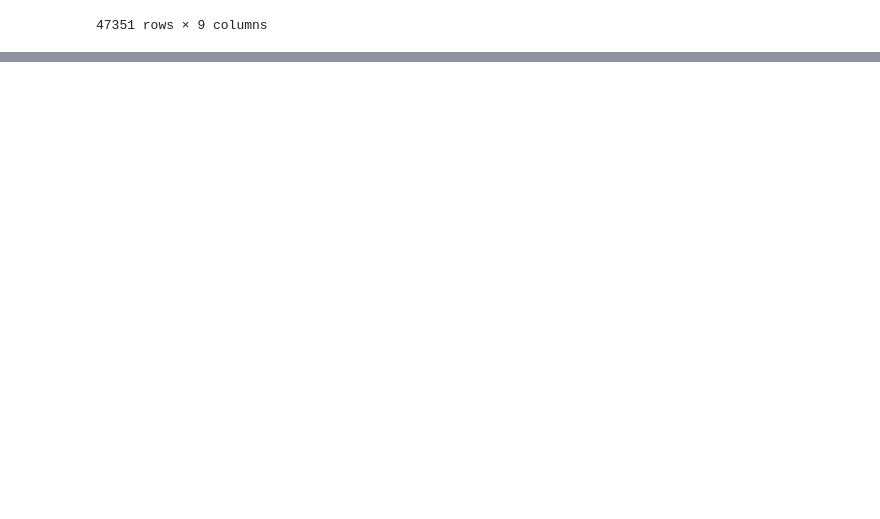
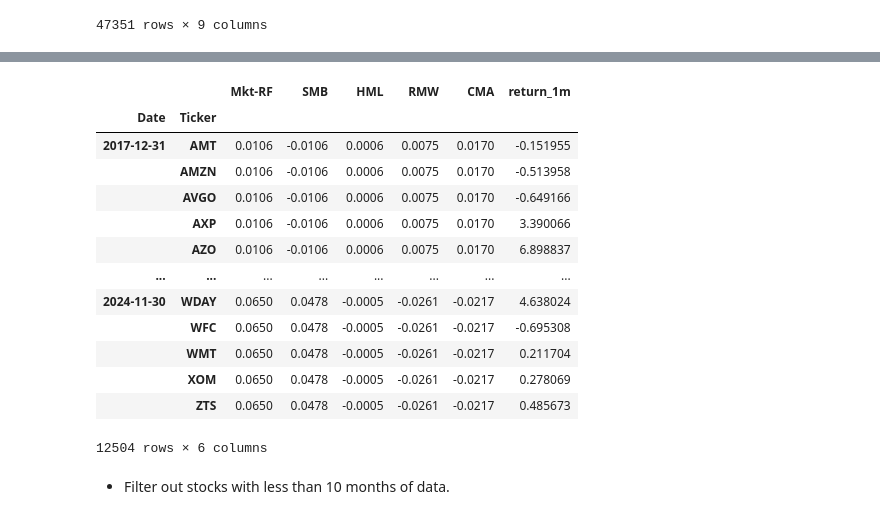
Before and after one commit to RawatRahul14/QuantPractice, a Jupyter notebook: unsupervised_trading_strategy.ipynb, the cells around one changed output, grey strips where cells are left out. Cells and saved outputs as stored; diff of their text form; code cells hidden in the pictures; blank space fills up the shorter version.

```diff
--- a/unsupervised_trading_strategy.ipynb
+++ b/unsupervised_trading_strategy.ipynb
@@ -364,0 +433,4 @@ data
+# %%
+factor_data.index = factor_data.index.to_timestamp()
+
+factor_data = factor_data.resample("M").last().div(100)
@@ -364,0 +454,21 @@ data
+# %%
+factor_data = factor_data.join(data["return_1m"]).sort_index()
+
+factor_data
+# %% [output]
+|  |  | Mkt-RF | SMB | HML | RMW | CMA | return_1m |
+| Date | Ticker |  |  |  |  |  |  |
+| 2017-12-31 | AMT | 0.0106 | -0.0106 | 0.0006 | 0.0075 | 0.0170 | -0.151955 |
+|  | AMZN | 0.0106 | -0.0106 | 0.0006 | 0.0075 | 0.0170 | -0.513958 |
+|  | AVGO | 0.0106 | -0.0106 | 0.0006 | 0.0075 | 0.0170 | -0.649166 |
+|  | AXP | 0.0106 | -0.0106 | 0.0006 | 0.0075 | 0.0170 | 3.390066 |
+|  | AZO | 0.0106 | -0.0106 | 0.0006 | 0.0075 | 0.0170 | 6.898837 |
+| ... | ... | ... | ... | ... | ... | ... | ... |
+| 2024-11-30 | WDAY | 0.0650 | 0.0478 | -0.0005 | -0.0261 | -0.0217 | 4.638024 |
+|  | WFC | 0.0650 | 0.0478 | -0.0005 | -0.0261 | -0.0217 | -0.695308 |
+|  | WMT | 0.0650 | 0.0478 | -0.0005 | -0.0261 | -0.0217 | 0.211704 |
+|  | XOM | 0.0650 | 0.0478 | -0.0005 | -0.0261 | -0.0217 | 0.278069 |
+|  | ZTS | 0.0650 | 0.0478 | -0.0005 | -0.0261 | -0.0217 | 0.485673 |
+12504 rows × 6 columns
+# %% [markdown]
+- Filter out stocks with less than 10 months of data.
```
Also changed, not shown: parts of 20 cells of this notebook.
